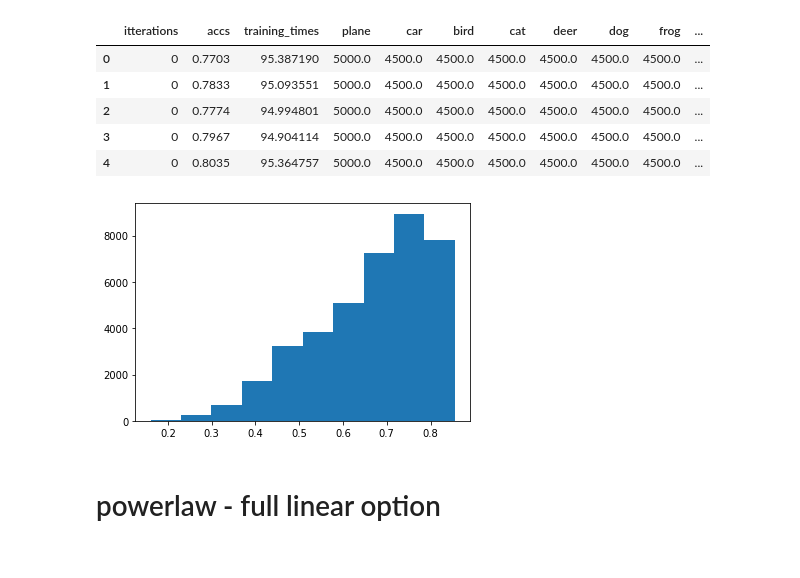
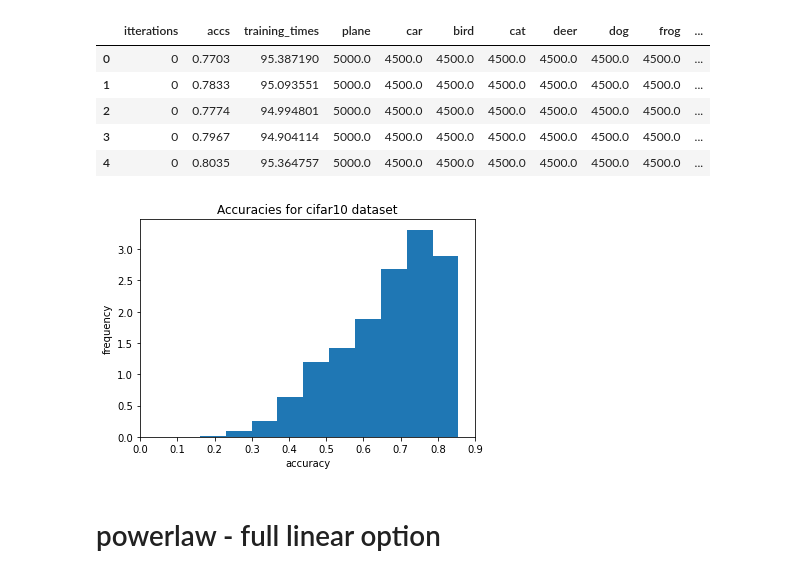
Before and after one commit to tmuehlen80/training_dataset_size_per_class, a Jupyter notebook: notebooks/cifar10_datasetsize_powerlaw_allepochs.ipynb, the cells around one changed output. Saved outputs shown, nothing was run; the diff lists cells and outputs as text; code cells hidden in the pictures.

```diff
--- a/notebooks/cifar10_datasetsize_powerlaw_allepochs.ipynb
+++ b/notebooks/cifar10_datasetsize_powerlaw_allepochs.ipynb
@@ -126,11 +126,15 @@ locals().update(data_dict)
 | 3 | 0 | 0.7967 | 94.904114 | 5000.0 | 4500.0 | 4500.0 | 4500.0 | 4500.0 | 4500.0 | 4500.0 | ... |
 | 4 | 0 | 0.8035 | 95.364757 | 5000.0 | 4500.0 | 4500.0 | 4500.0 | 4500.0 | 4500.0 | 4500.0 | ... |
 # %%
-results.head(2)
-plt.hist(results.accs)
+plt.hist(results.accs, density= True)
+plt.xlim((0, 0.9))
+plt.xlabel("accuracy")
+plt.ylabel("frequency")
+plt.title("Accuracies for cifar10 dataset")
+plt.savefig(f"paper/plots/cifar10/accuracy_distribution.jpg")
 plt.show()
 # %% [output]
-[figure, old version]
+[figure, new version]
 # %%
 "potentially to be deleted "
 props = dict(boxstyle='round', facecolor='white', alpha=0.5)
```
Also changed, not shown: 16 other files.
